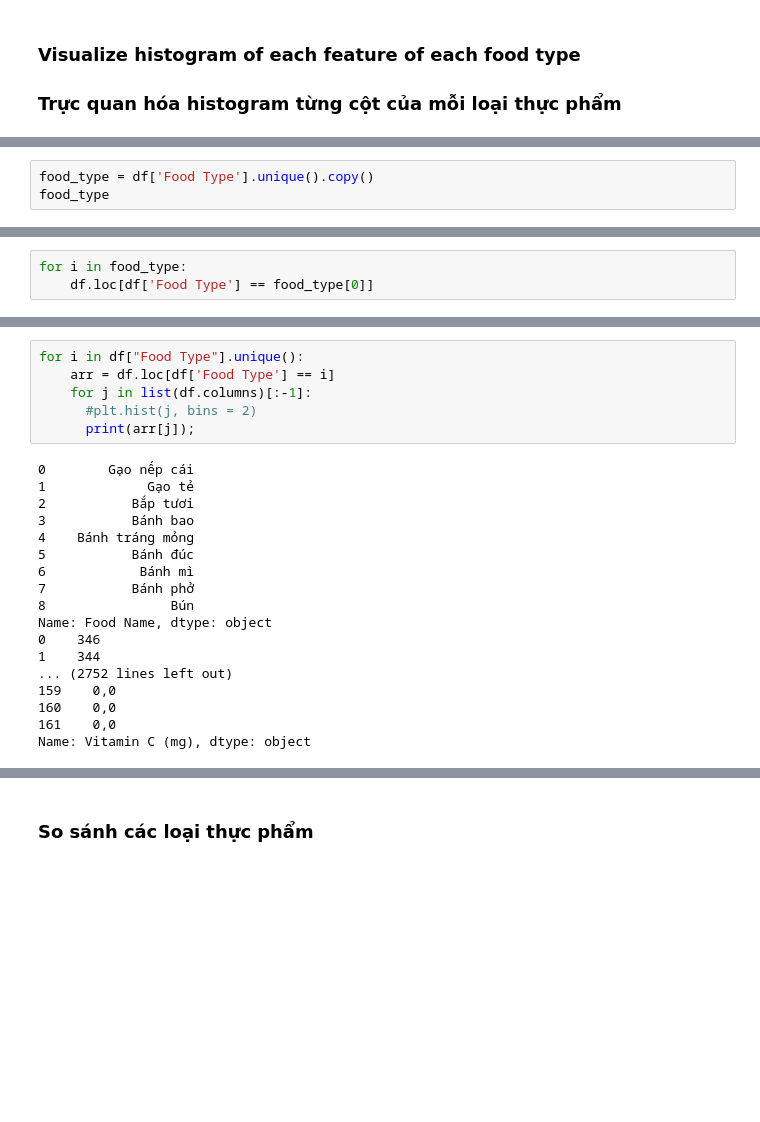
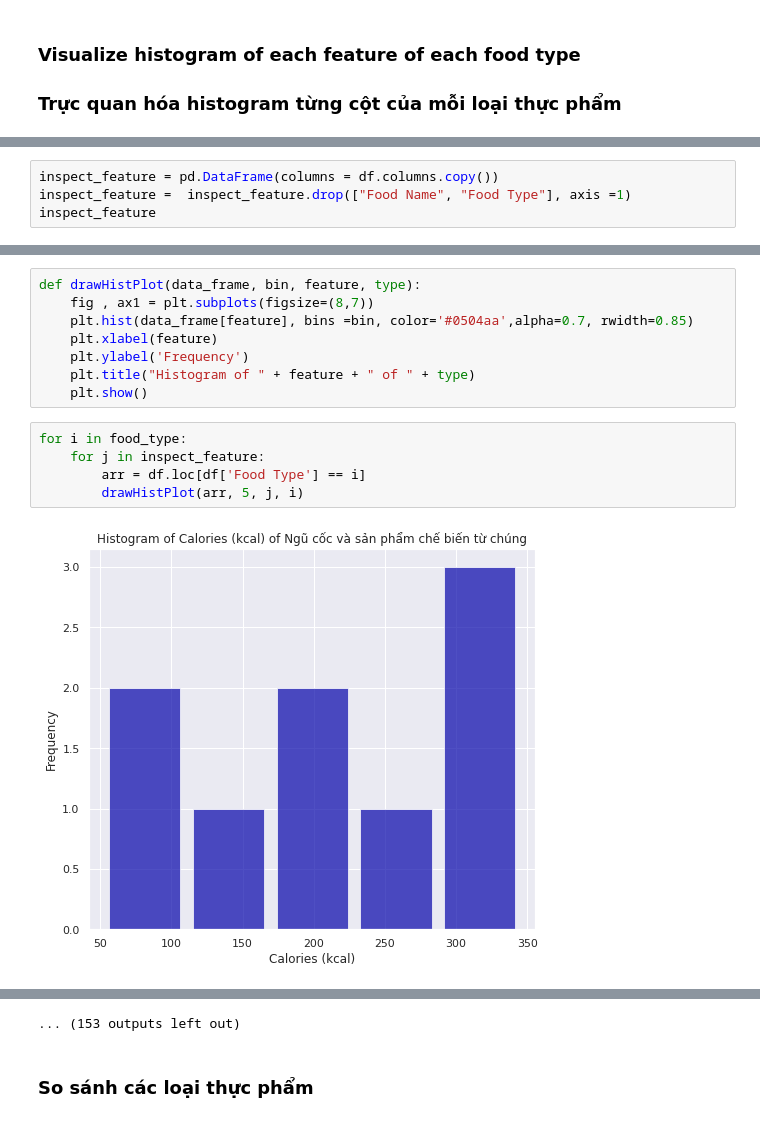
Before and after one commit to Al3927/Vietnamese-Food-Nutrition-Analysis, a Jupyter notebook: Analysis.ipynb, the cells around one changed output, grey strips where cells are left out. Cells and saved outputs as stored; diff of their text form; blank space fills up the shorter version.

```diff
--- a/Analysis.ipynb
+++ b/Analysis.ipynb
@@ -241,4 +252,5 @@ cat_col_info_df
 # %%
-food_type = df['Food Type'].unique().copy()
-food_type
+inspect_feature = pd.DataFrame(columns = df.columns.copy())
+inspect_feature =  inspect_feature.drop(["Food Name", "Food Type"], axis =1)
+inspect_feature
 # %% [output]
@@ -257,3 +257,0 @@ inspect_feature
-# %%
-for i in food_type:
-    df.loc[df['Food Type'] == food_type[0]]
@@ -273,24 +258,15 @@ for i in food_type:
-# %%
-for i in df["Food Type"].unique():
-    arr = df.loc[df['Food Type'] == i]
-    for j in list(df.columns)[:-1]:
-      #plt.hist(j, bins = 2)
-      print(arr[j]);
-# %% [output]
-0        Gạo nếp cái
-1             Gạo tẻ
-2           Bắp tươi
-3           Bánh bao
-4    Bánh tráng mỏng
-5           Bánh đúc
-6            Bánh mì
-7           Bánh phở
-8                Bún
-Name: Food Name, dtype: object
-0    346
-1    344
-... (2752 lines left out)
-159    0,0
-160    0,0
-161    0,0
-Name: Vitamin C (mg), dtype: object
+# %%
+def drawHistPlot(data_frame, bin, feature, type):
+    fig , ax1 = plt.subplots(figsize=(8,7))
+    plt.hist(data_frame[feature], bins =bin, color='#0504aa',alpha=0.7, rwidth=0.85)
+    plt.xlabel(feature)
+    plt.ylabel('Frequency')
+    plt.title("Histogram of " + feature + " of " + type)
+    plt.show()
+# %%
+for i in food_type:
+    for j in inspect_feature:
+        arr = df.loc[df['Food Type'] == i]
+        drawHistPlot(arr, 5, j, i)
+# %% [output]
+[figure, added]
@@ -297,3 +284,4 @@ Name: Vitamin C (mg), dtype: object
+... (153 outputs left out)
 # %% [markdown]
 ### So sánh các loại thực phẩm
 # %% [markdown]
```
Also changed, not shown: parts of 7 cells of this notebook.
